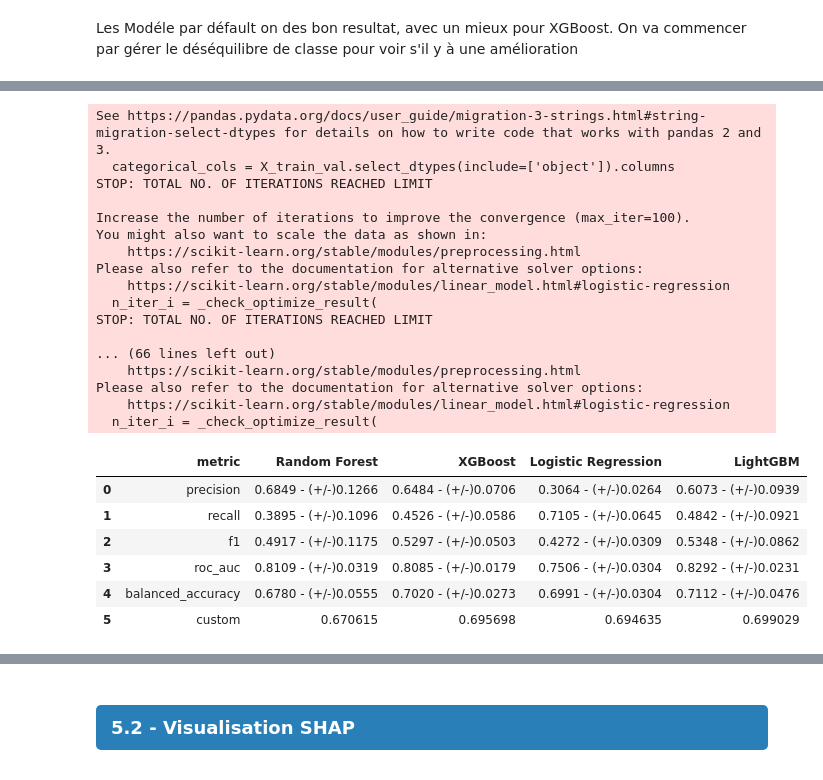
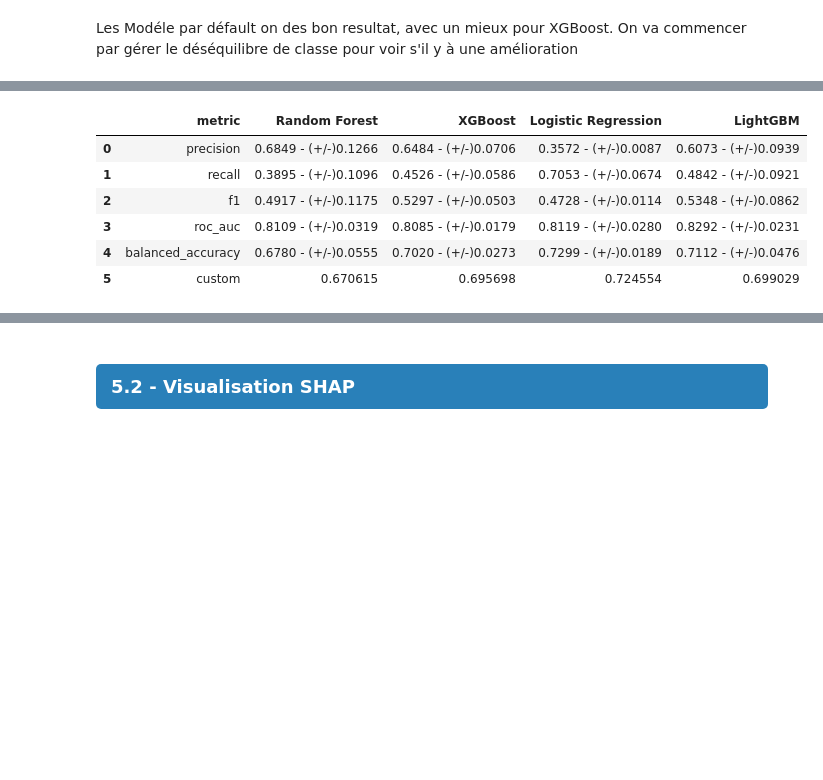
Before and after one commit to GreatTeacherJ/esn, a Jupyter notebook: src/app/data.ipynb, the cells around one changed output, grey strips where cells are left out. Cells and saved outputs as stored; diff of their text form; code cells hidden in the pictures; blank space fills up the shorter version.

```diff
--- a/src/app/data.ipynb
+++ b/src/app/data.ipynb
@@ -416,7 +664,7 @@ X_train_val, X_test, y_train_val, y_test = train_test_split(
 
 # Identifier les colonnes categoriel
 numeric_cols = X_train_val.select_dtypes(include=['int64', 'float64']).columns
-categorical_cols = X_train_val.select_dtypes(include=['object']).columns
+categorical_cols = X_train_val.select_dtypes(include=['str']).columns
 
 preprocessor = ColumnTransformer(
     transformers=[
@@ -518,13 +767,13 @@ def train_model(models, generation):
     return df
 # %%
 #Modele par default
-generation += 1
+generation = 1
 
-models = {
-    "Random Forest": RandomForestClassifier(random_state=random_state),
-    "XGBoost": XGBClassifier(random_state=random_state),
-    "Logistic Regression": LogisticRegression(random_state=random_state),
-    "LightGBM": LGBMClassifier(random_state=random_state, verbosity=-1 )
+models = {#ajout de false ou true pour savoir si le model à besoin d'un standard_scaling
+    "Random Forest": (RandomForestClassifier(random_state=random_state), False),
+    "XGBoost": (XGBClassifier(random_state=random_state),False),
+    "Logistic Regression": (LogisticRegression(random_state=random_state),True),
+    "LightGBM": (LGBMClassifier(random_state=random_state, verbosity=-1 ),False)
 }
 
 dict_model[generation] = models
@@ -561,16 +793,16 @@ Les Modéle par défault on des bon resultat, avec un mieux pour XGBoost.
 On va commencer par gérer le déséquilibre de classe pour voir s'il y à une amélioration
 # %%
 #Amélioration du déséquilibre de classe par pondération des classes
-generation += 1
+generation = 2
 
 # calcul manuel du ratio pour XGBoost
 scale_pos_weight = (y_train_val == 0).sum() / (y_train_val == 1).sum()
 
 models = {
-    "Random Forest": RandomForestClassifier(random_state=random_state, class_weight="balanced"),
-    "XGBoost": XGBClassifier(random_state=random_state, scale_pos_weight=scale_pos_weight),
-    "Logistic Regression": LogisticRegression(random_state=random_state, class_weight="balanced"),
-    "LightGBM": LGBMClassifier(random_state=random_state, class_weight="balanced",verbosity=-1 )
+    "Random Forest": (RandomForestClassifier(random_state=random_state, class_weight="balanced"),False),
+    "XGBoost": (XGBClassifier(random_state=random_state, scale_pos_weight=scale_pos_weight),False),
+    "Logistic Regression": (LogisticRegression(random_state=random_state, class_weight="balanced"),True),
+    "LightGBM": (LGBMClassifier(random_state=random_state, class_weight="balanced",verbosity=-1 ),False)
 }
 dict_model[generation] = models
 
@@ -605,6 +820,6 @@ Please also refer to the documentation for alternative solver options:
 # %%
 #Modification des features en retirant les feature qui sembles être fortement corrélé
-generation += 1
+generation = 3
 
 df_lite = df_merge.drop(columns=features_drop)
 
@@ -617,60 +832,43 @@ X_train_val, X_test, y_train_val, y_test = train_test_split(
     y,
     test_size=0.2,
     stratify=y,
     random_state=random_state
 )
 
 # Identifier les colonnes categoriel
 numeric_cols = X_train_val.select_dtypes(include=['int64', 'float64']).columns
-categorical_cols = X_train_val.select_dtypes(include=['object']).columns
+categorical_cols = X_train_val.select_dtypes(include=['str']).columns
 
 preprocessor = ColumnTransformer(
     transformers=[
         ('cat', OneHotEncoder(drop='first', handle_unknown='ignore'), categorical_cols)
     ],
     remainder='passthrough'
 )
 
 
 # calcul manuel du ratio pour XGBoost
 scale_pos_weight = (y_train_val == 0).sum() / (y_train_val == 1).sum()
 
 models = {
-    "Random Forest": RandomForestClassifier(random_state=random_state, class_weight="balanced"),
-    "XGBoost": XGBClassifier(random_state=random_state, scale_pos_weight=scale_pos_weight),
-    "Logistic Regression": LogisticRegression(random_state=random_state, class_weight="balanced"),
-    "LightGBM": LGBMClassifier(random_state=random_state, class_weight="balanced", verbosity=-1 )
+    "Random Forest": (RandomForestClassifier(random_state=random_state, class_weight="balanced"),False),
+    "XGBoost": (XGBClassifier(random_state=random_state, scale_pos_weight=scale_pos_weight),False),
+    "Logistic Regression": (LogisticRegression(random_state=random_state, class_weight="balanced"),True),
+    "LightGBM": (LGBMClassifier(random_state=random_state, class_weight="balanced" ),False)
 }
 
 dict_model[generation] = models
 
 new_score = train_model(models=models, generation=generation)
 
 df_model_score = pd.concat([df_model_score, new_score], ignore_index=True)
 # %% [output]
-See https://pandas.pydata.org/docs/user_guide/migration-3-strings.html#string-migration-select-dtypes for details on how to write code that works with pandas 2 and 3.
-  categorical_cols = X_train_val.select_dtypes(include=['object']).columns
-STOP: TOTAL NO. OF ITERATIONS REACHED LIMIT
-
-Increase the number of iterations to improve the convergence (max_iter=100).
-You might also want to scale the data as shown in:
-    https://scikit-learn.org/stable/modules/preprocessing.html
-Please also refer to the documentation for alternative solver options:
-    https://scikit-learn.org/stable/modules/linear_model.html#logistic-regression
-  n_iter_i = _check_optimize_result(
-STOP: TOTAL NO. OF ITERATIONS REACHED LIMIT
-
-... (66 lines left out)
-    https://scikit-learn.org/stable/modules/preprocessing.html
-Please also refer to the documentation for alternative solver options:
-    https://scikit-learn.org/stable/modules/linear_model.html#logistic-regression
-  n_iter_i = _check_optimize_result(
 |  | metric | Random Forest | XGBoost | Logistic Regression | LightGBM |
-| 0 | precision | 0.6849 - (+/-)0.1266 | 0.6484 - (+/-)0.0706 | 0.3064 - (+/-)0.0264 | 0.6073 - (+/-)0.0939 |
-| 1 | recall | 0.3895 - (+/-)0.1096 | 0.4526 - (+/-)0.0586 | 0.7105 - (+/-)0.0645 | 0.4842 - (+/-)0.0921 |
-| 2 | f1 | 0.4917 - (+/-)0.1175 | 0.5297 - (+/-)0.0503 | 0.4272 - (+/-)0.0309 | 0.5348 - (+/-)0.0862 |
-| 3 | roc_auc | 0.8109 - (+/-)0.0319 | 0.8085 - (+/-)0.0179 | 0.7506 - (+/-)0.0304 | 0.8292 - (+/-)0.0231 |
-| 4 | balanced_accuracy | 0.6780 - (+/-)0.0555 | 0.7020 - (+/-)0.0273 | 0.6991 - (+/-)0.0304 | 0.7112 - (+/-)0.0476 |
-| 5 | custom | 0.670615 | 0.695698 | 0.694635 | 0.699029 |
+| 0 | precision | 0.6849 - (+/-)0.1266 | 0.6484 - (+/-)0.0706 | 0.3572 - (+/-)0.0087 | 0.6073 - (+/-)0.0939 |
+| 1 | recall | 0.3895 - (+/-)0.1096 | 0.4526 - (+/-)0.0586 | 0.7053 - (+/-)0.0674 | 0.4842 - (+/-)0.0921 |
+| 2 | f1 | 0.4917 - (+/-)0.1175 | 0.5297 - (+/-)0.0503 | 0.4728 - (+/-)0.0114 | 0.5348 - (+/-)0.0862 |
+| 3 | roc_auc | 0.8109 - (+/-)0.0319 | 0.8085 - (+/-)0.0179 | 0.8119 - (+/-)0.0280 | 0.8292 - (+/-)0.0231 |
+| 4 | balanced_accuracy | 0.6780 - (+/-)0.0555 | 0.7020 - (+/-)0.0273 | 0.7299 - (+/-)0.0189 | 0.7112 - (+/-)0.0476 |
+| 5 | custom | 0.670615 | 0.695698 | 0.724554 | 0.699029 |
 # %%
 #On ne garde que les feature qui on un SHAP au dessus de 0.15 par rapport au modéle 3
```
Also changed, not shown: parts of 28 cells of this notebook, 2 other files.
